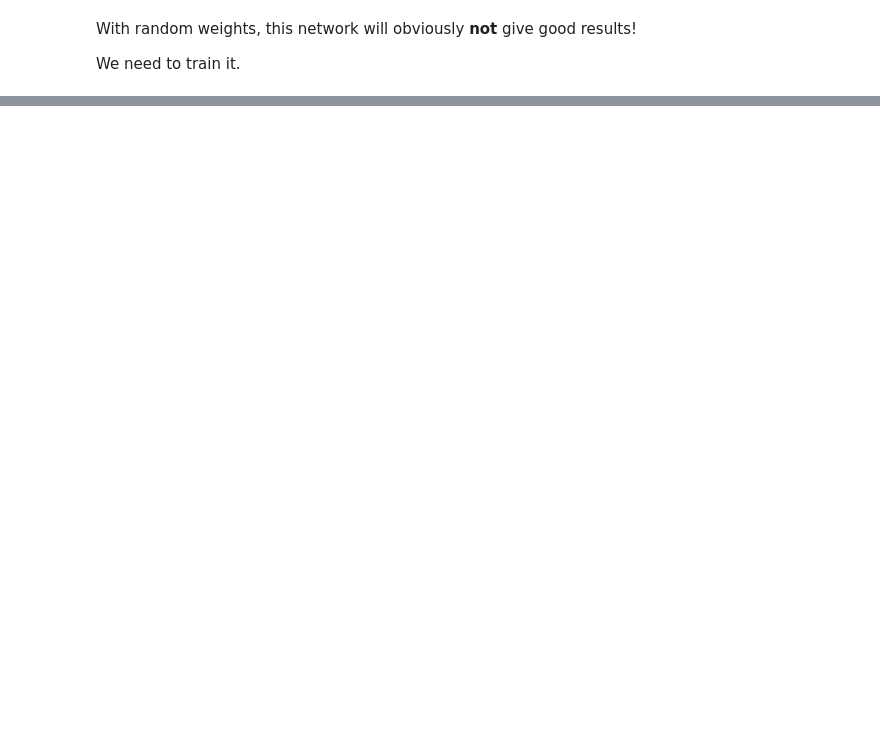
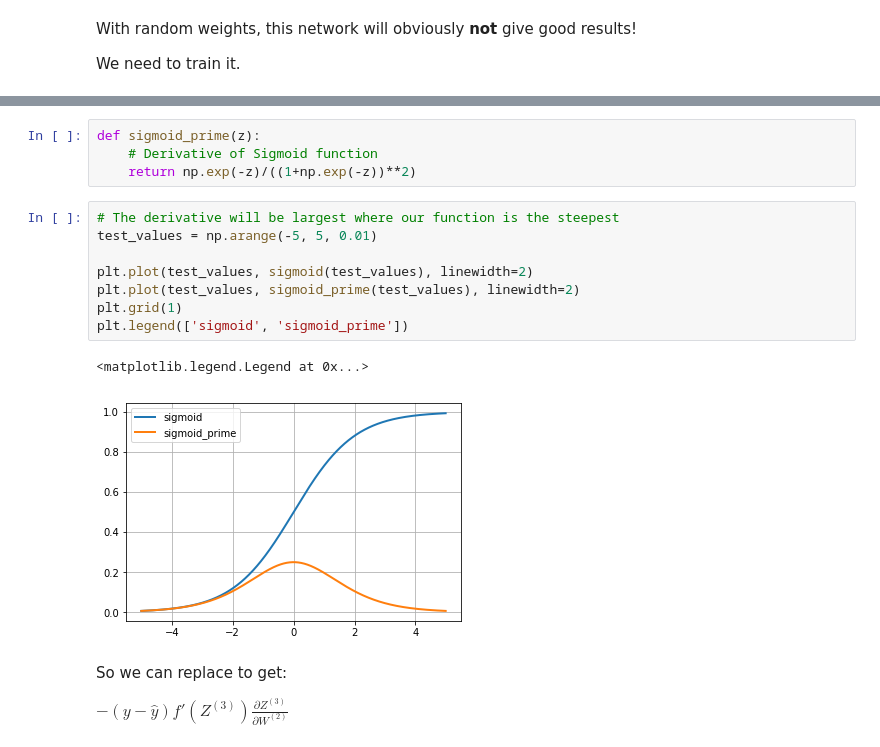
Before and after one commit to pekoto-zz/MyJupyterNotes, a Jupyter notebook: Neural Network Notes.ipynb, the cells around one changed output, grey strips where cells are left out. Drawn from its saved outputs; the diff is of its cells as text; blank space fills up the shorter version.

```diff
--- a/Neural Network Notes.ipynb
+++ b/Neural Network Notes.ipynb
@@ -212,0 +272,19 @@ Conceptually, this is quite simple -- there must be some combination of weights
+# %%
+def sigmoid_prime(z):
+    # Derivative of Sigmoid function
+    return np.exp(-z)/((1+np.exp(-z))**2)
+# %%
+# The derivative will be largest where our function is the steepest
+test_values = np.arange(-5, 5, 0.01)
+
+plt.plot(test_values, sigmoid(test_values), linewidth=2)
+plt.plot(test_values, sigmoid_prime(test_values), linewidth=2)
+plt.grid(1)
+plt.legend(['sigmoid', 'sigmoid_prime'])
+# %% [output]
+<matplotlib.legend.Legend at 0x...>
+[figure, added]
+# %% [markdown]
+So we can replace to get:
+
+$-(y-\hat{y})f'({Z^{(3)}})\frac{\partial{Z^{(3)}}}{\partial{W^{(2)}}}$
```
Also changed, not shown: parts of 5 cells of this notebook, 1 other file.
